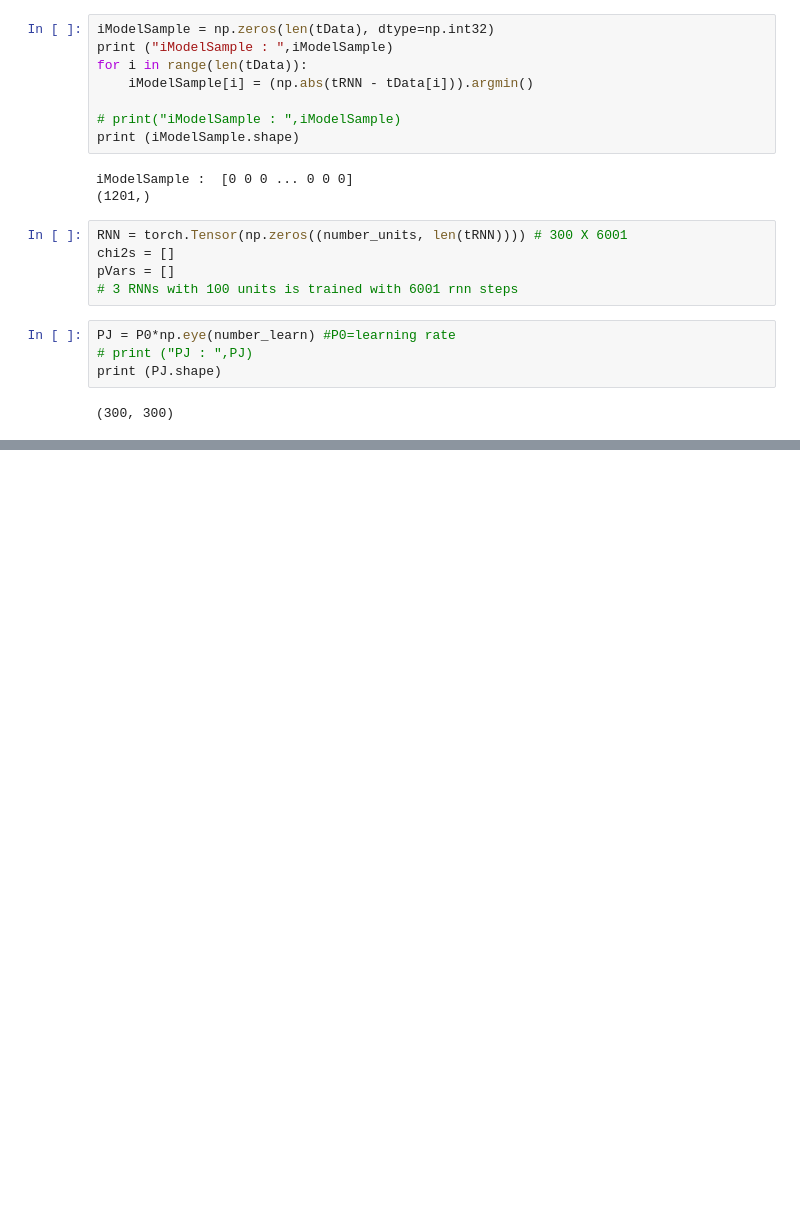
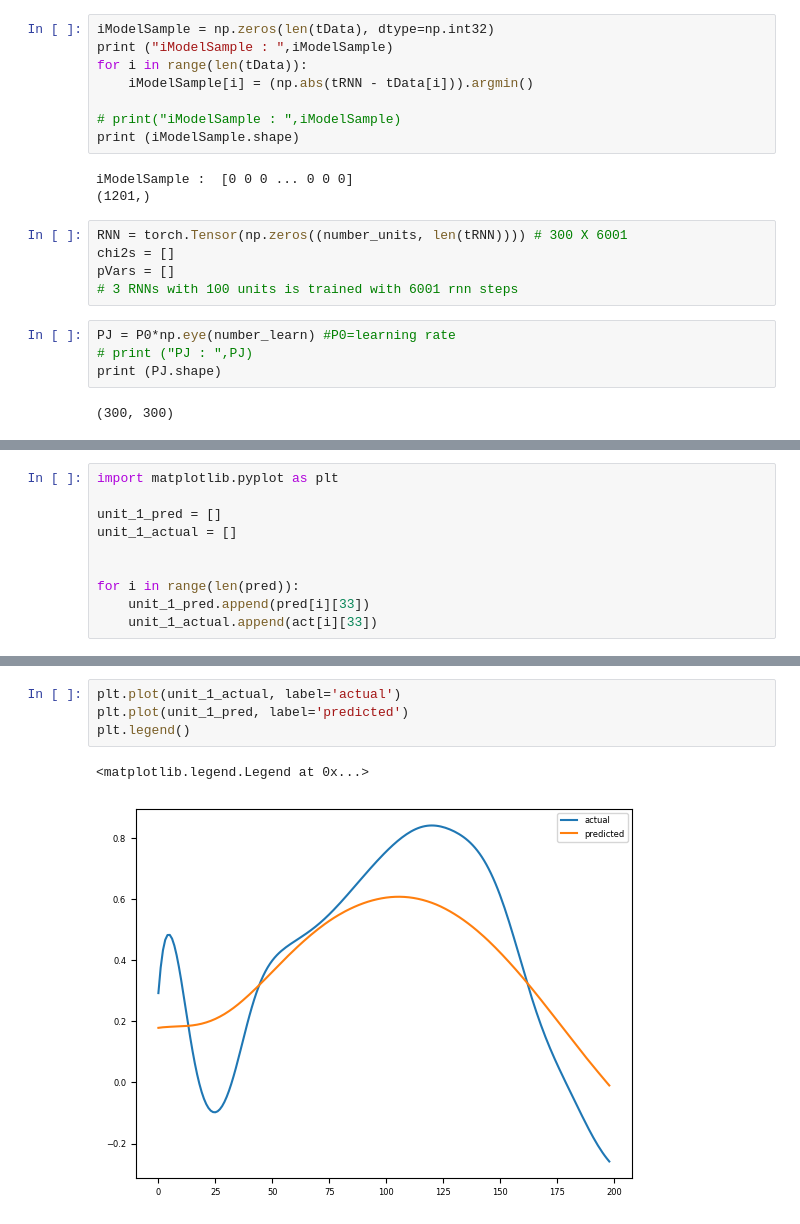
Before and after one commit to andrzeng/MAT6215finalproject, a Jupyter notebook: Copy_of_CURBD_V2.ipynb, the cells around one changed output, grey strips where cells are left out. Drawn from its saved outputs; the diff is of its cells as text; blank space fills up the shorter version.

```diff
--- a/Copy_of_CURBD_V2.ipynb
+++ b/Copy_of_CURBD_V2.ipynb
@@ -279,0 +319,10 @@ for nRun in range(0, nRunTot):
+# %%
+import matplotlib.pyplot as plt
+
+unit_1_pred = []
+unit_1_actual = []
+
+
+for i in range(len(pred)):
+    unit_1_pred.append(pred[i][33])
+    unit_1_actual.append(act[i][33])
@@ -279,0 +350,7 @@ for nRun in range(0, nRunTot):
+# %%
+plt.plot(unit_1_actual, label='actual')
+plt.plot(unit_1_pred, label='predicted')
+plt.legend()
+# %% [output]
+<matplotlib.legend.Legend at 0x...>
+[figure, added]
```
Also changed, not shown: parts of 18 cells of this notebook, 2 other files.
